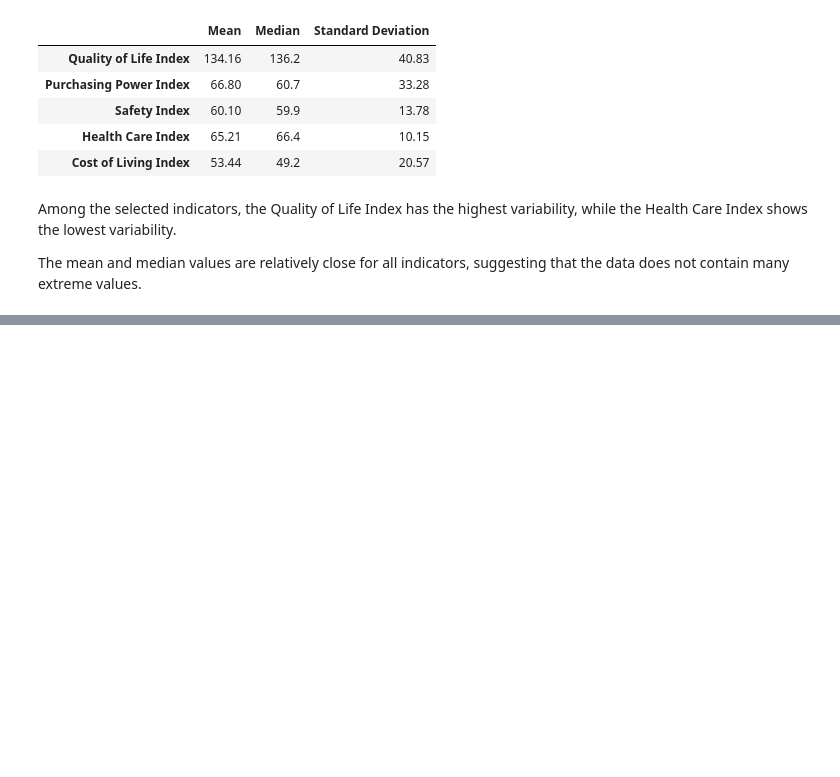
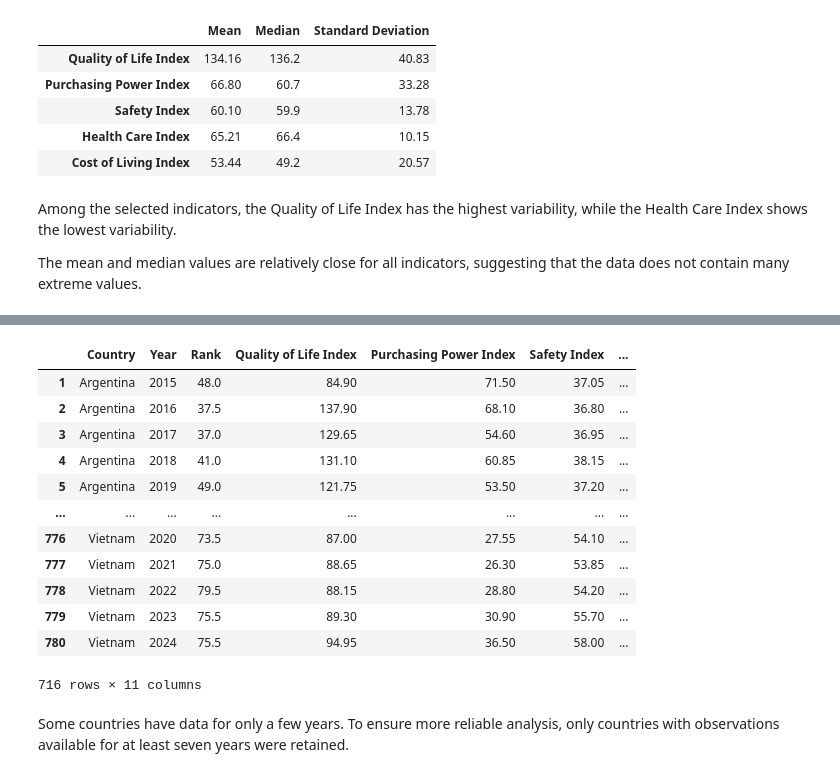
Before and after one commit to soonserv/data-best-project, a Jupyter notebook: notebooks/Nastya.ipynb, the cells around one changed output, grey strips where cells are left out. Cells and saved outputs as stored; diff of their text form; code cells hidden in the pictures; blank space fills up the shorter version.

```diff
--- a/notebooks/Nastya.ipynb
+++ b/notebooks/Nastya.ipynb
@@ -143,0 +193,3 @@ The mean and median values are relatively close for all indicators, suggesting t
+# %%
+years_countries = clean_data.groupby("Country")["Year"].nunique()
+years_countries.value_counts().sort_index()
@@ -143,0 +209,20 @@ The mean and median values are relatively close for all indicators, suggesting t
+# %%
+good_countries = years_countries[years_countries >= 7].index
+clean_data = clean_data[clean_data["Country"].isin(good_countries)]
+clean_data
+# %% [output]
+|  | Country | Year | Rank | Quality of Life Index | Purchasing Power Index | Safety Index | ... |
+| 1 | Argentina | 2015 | 48.0 | 84.90 | 71.50 | 37.05 | ... |
+| 2 | Argentina | 2016 | 37.5 | 137.90 | 68.10 | 36.80 | ... |
+| 3 | Argentina | 2017 | 37.0 | 129.65 | 54.60 | 36.95 | ... |
+| 4 | Argentina | 2018 | 41.0 | 131.10 | 60.85 | 38.15 | ... |
+| 5 | Argentina | 2019 | 49.0 | 121.75 | 53.50 | 37.20 | ... |
+| ... | ... | ... | ... | ... | ... | ... | ... |
+| 776 | Vietnam | 2020 | 73.5 | 87.00 | 27.55 | 54.10 | ... |
+| 777 | Vietnam | 2021 | 75.0 | 88.65 | 26.30 | 53.85 | ... |
+| 778 | Vietnam | 2022 | 79.5 | 88.15 | 28.80 | 54.20 | ... |
+| 779 | Vietnam | 2023 | 75.5 | 89.30 | 30.90 | 55.70 | ... |
+| 780 | Vietnam | 2024 | 75.5 | 94.95 | 36.50 | 58.00 | ... |
+716 rows × 11 columns
+# %% [markdown]
+Some countries have data for only a few years. To ensure more reliable analysis, only countries with observations available for at least seven years were retained.
```
Also changed, not shown: parts of 10 cells of this notebook.
